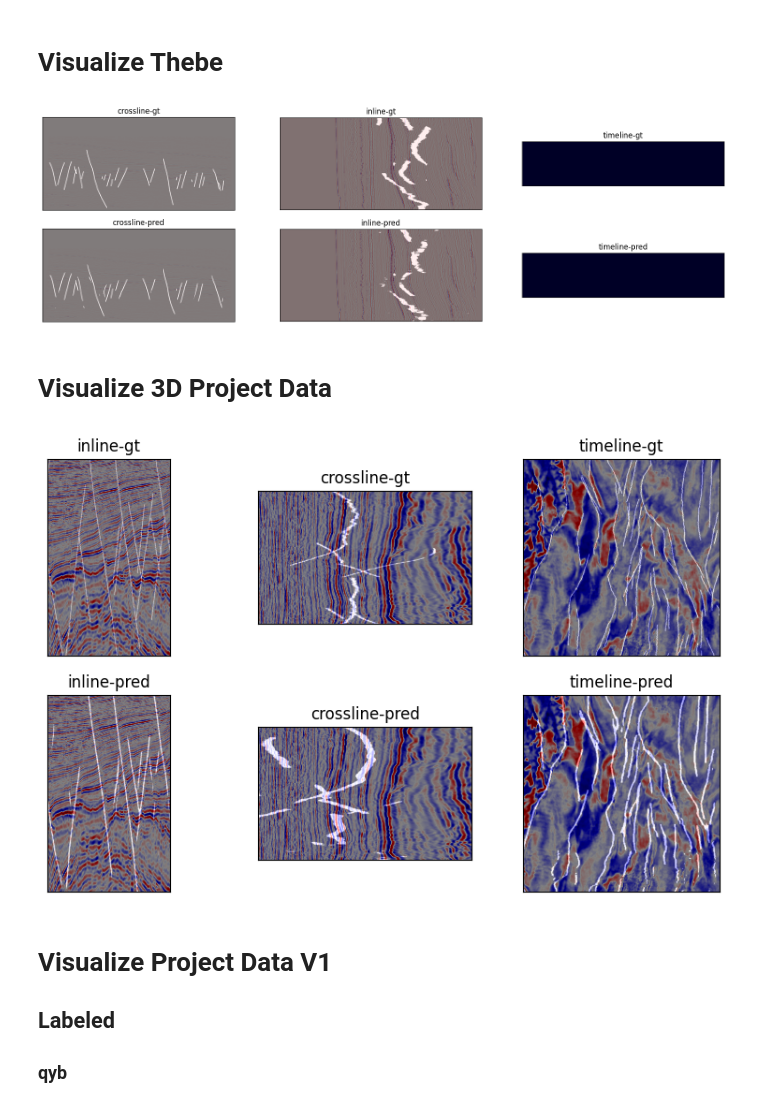
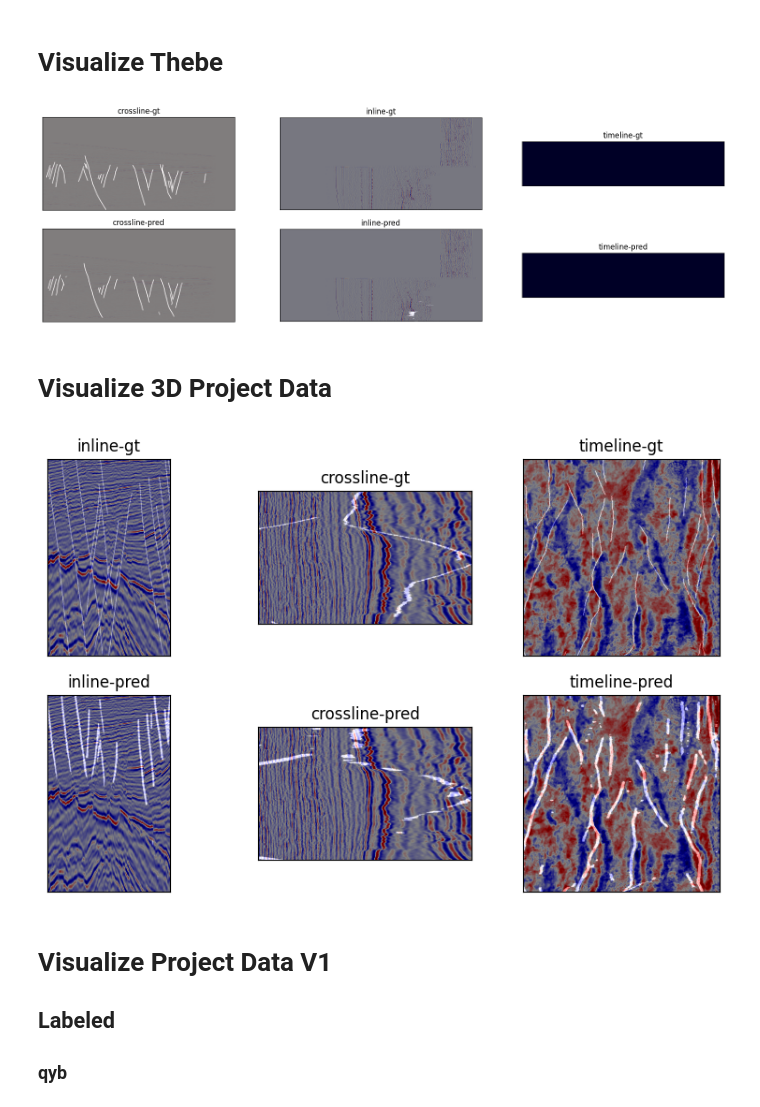
Before and after one commit to zezeze97/Fault_Recong, a Jupyter notebook: visualize_new.ipynb, the cells around one changed output. Saved outputs shown, nothing was run; the diff lists cells and outputs as text; code cells hidden in the pictures.

```diff
--- a/visualize_new.ipynb
+++ b/visualize_new.ipynb
@@ -6,7 +6,7 @@ import cv2
 import os
 import segyio
 # %%
-pred_root_path = './mmsegmentation/output/swin-base-patch4-window7_upernet_8xb2-160k_mix_data_force_3_chan-512x512_per_image_normal_simmim_1000e'
+pred_root_path = './mmsegmentation/output/swin-base-patch4-window7_upernet_8xb2-160k_mix_data_v2_force_3_chan-512x512_per_image_normal_simmim_1000e_new'
 # %% [markdown]
 # Visualize Thebe
 # %%
@@ -15,7 +15,7 @@ gt = np.load('./Fault_data/public_data/precessed/test/fault/faulttest.npy', mmap
 pred = np.load(os.path.join(pred_root_path, 'thebe_pred/score.npy'), mmap_mode='r')
 # %%
 th = 0.46
-idx = 200
+idx = 10
 plt.rcParams["figure.figsize"] = (20, 6)
 fig, ax=plt.subplots(2,3)
 ax[0, 0].imshow(seis[idx, :, :].T, cmap='seismic')
@@ -53,7 +53,7 @@ ax[1, 2].axes.yaxis.set_visible(False)
 
 plt.show()
 # %% [output]
-[figure, old version]
+[figure, new version]
 # %% [markdown]
 # Visualize 3D Project Data
 # %%
@@ -62,7 +62,7 @@ gt = segyio.tools.cube('./Fault_data/real_labeled_data/origin_data/fault/label_f
 pred = np.load(os.path.join(pred_root_path, 'real_labeled_pred/score.npy'), mmap_mode='r')
 # %%
 th = 0.46
-idx = 400
+idx = 100
 plt.rcParams["figure.figsize"] = (10, 6)
 fig, ax=plt.subplots(2,3)
 ax[0, 0].imshow(seis[idx, :, :].T, cmap='seismic')
@@ -73,34 +73,34 @@ ax[0, 0].axes.yaxis.set_visible(False)
 ax[1, 0].imshow(seis[idx, :, :].T, cmap='seismic')
 ax[1, 0].imshow((pred[idx, :, :] > th).astype(np.uint8).T, cmap='gray', alpha=0.5)
 ax[1, 0].axes.set_title('inline-pred')
 ax[1, 0].axes.xaxis.set_visible(False)
 ax[1, 0].axes.yaxis.set_visible(False)
 
 ax[0, 1].imshow(seis[:, idx, :], cmap='seismic')
 ax[0, 1].imshow(gt[:, idx, :], cmap='gray', alpha=0.5)
 ax[0, 1].axes.set_title('crossline-gt')
 ax[0, 1].axes.xaxis.set_visible(False)
 ax[0, 1].axes.yaxis.set_visible(False)
 ax[1, 1].imshow(seis[:, idx, :], cmap='seismic')
 ax[1, 1].imshow((pred[:, idx, :] > th).astype(np.uint8), cmap='gray', alpha=0.5)
 ax[1, 1].axes.set_title('crossline-pred')
 ax[1, 1].axes.xaxis.set_visible(False)
 ax[1, 1].axes.yaxis.set_visible(False)
 
 ax[0, 2].imshow(seis[:, :, idx], cmap='seismic')
 ax[0, 2].imshow(gt[:, :, idx], cmap='gray', alpha=0.5)
 ax[0, 2].axes.set_title('timeline-gt')
 ax[0, 2].axes.xaxis.set_visible(False)
 ax[0, 2].axes.yaxis.set_visible(False)
 ax[1, 2].imshow(seis[:, :, idx], cmap='seismic')
 ax[1, 2].imshow((pred[:, :, idx] > th).astype(np.uint8), cmap='gray', alpha=0.5)
 ax[1, 2].axes.set_title('timeline-pred')
 ax[1, 2].axes.xaxis.set_visible(False)
 ax[1, 2].axes.yaxis.set_visible(False)
 
 plt.show()
 # %% [output]
-[figure, old version]
+[figure, new version]
 # %% [markdown]
 # Visualize Project Data V1
 
```
Also changed, not shown: parts of 13 cells of this notebook, 1 other file.
